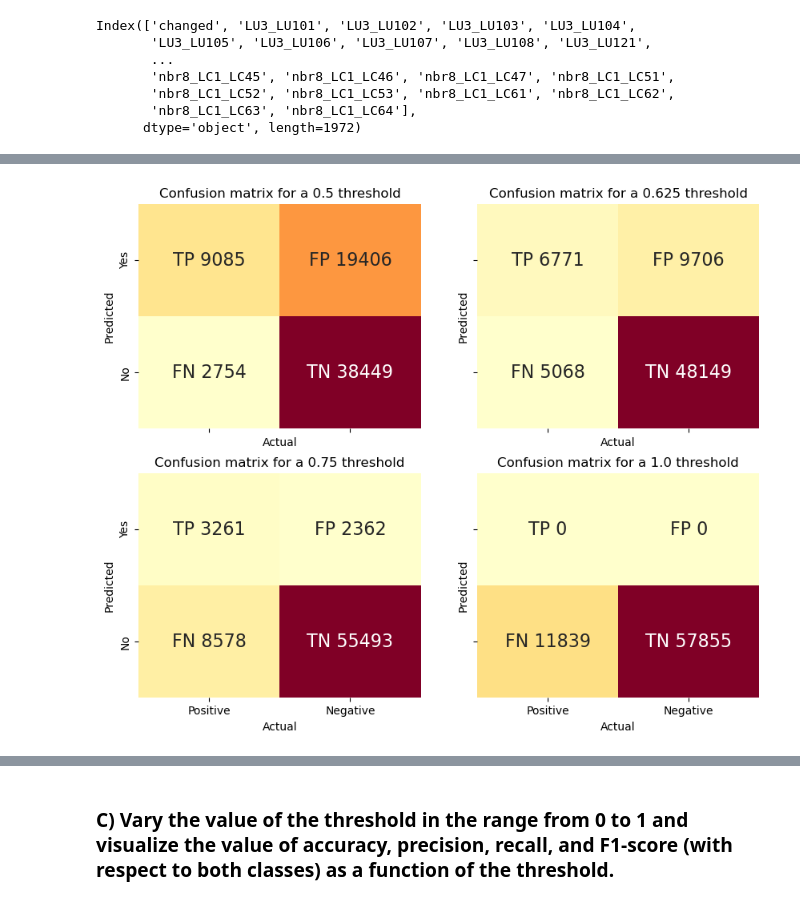
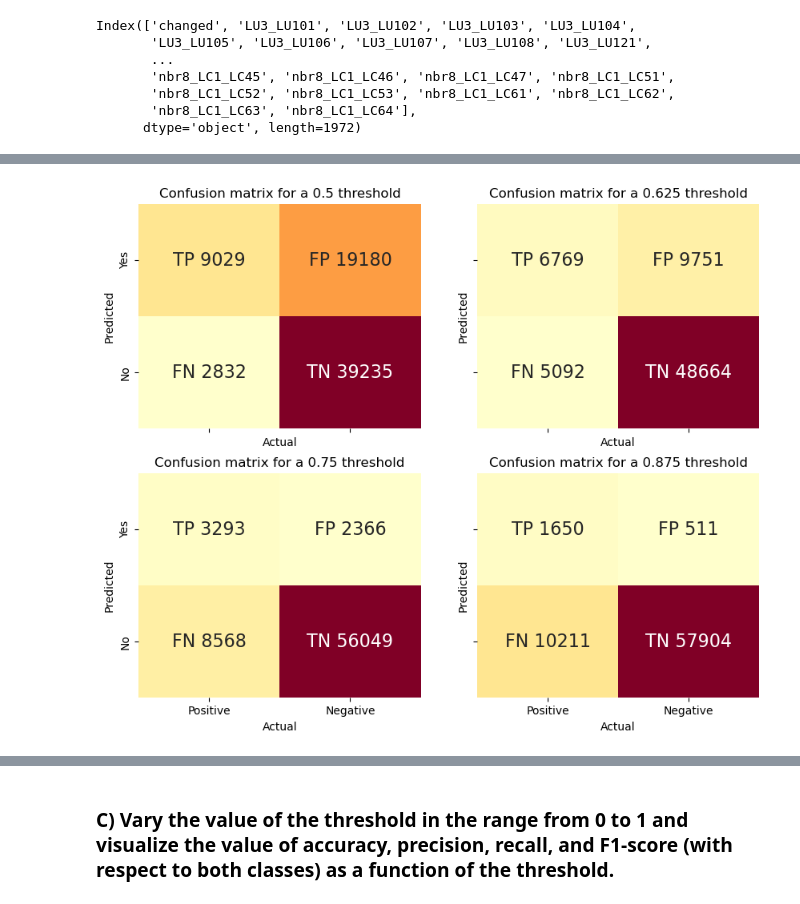
Before and after one commit to swiss-territorial-data-lab/proj-landstats, a Jupyter notebook: scripts/Logistics_regression.ipynb, the cells around one changed output, grey strips where cells are left out. Saved outputs shown, nothing was run; the diff lists cells and outputs as text; code cells hidden in the pictures.

```diff
--- a/scripts/Logistics_regression.ipynb
+++ b/scripts/Logistics_regression.ipynb
@@ -150,22 +147,12 @@ Length of the test dataset : 69694
 # %%
-def compute_confusion_matrix(true_label, prediction_proba, decision_threshold=0.5, definition='normal'):
+def compute_confusion_matrix(true_label, prediction_proba, decision_threshold=0.5):
 
-    assert definition == 'normal' or definition == 'special'
     predict_label = (prediction_proba[:,1]>decision_threshold).astype(int)
 
-    if definition == 'normal':
-        # normal definition of confusion matrix
-        TP = np.sum(np.logical_and(predict_label==1, true_label==1))
-        TN = np.sum(np.logical_and(predict_label==0, true_label==0))
-        FP = np.sum(np.logical_and(predict_label==1, true_label==0))
-        FN = np.sum(np.logical_and(predict_label==0, true_label==1))
-
-    elif definition == 'special':
-        # special definition of the confusion matrix in this case to optimize the recall and precision of unchanged
-        TP = np.sum(np.logical_and(predict_label==0, true_label==0))
-        TN = np.sum(np.logical_and(predict_label==1, true_label==1))
-        FP = np.sum(np.logical_and(predict_label==0, true_label==1))
-        FN = np.sum(np.logical_and(predict_label==1, true_label==0))
+    TP = np.sum(np.logical_and(predict_label==1, true_label==1))
+    TN = np.sum(np.logical_and(predict_label==0, true_label==0))
+    FP = np.sum(np.logical_and(predict_label==1, true_label==0))
+    FN = np.sum(np.logical_and(predict_label==0, true_label==1))
 
     confusion_matrix = np.asarray([[TP, FP],
                                     [FN, TN]])
@@ -190,8 +177,6 @@ def compute_all_score(confusion_matrix, t=0.5):
 
     [[TP, FP],[FN, TN]] = confusion_matrix.astype(float)
 
-    accuracy =  (TP+TN)/np.sum(confusion_matrix)
-
     precision_positive = TP/(TP+FP) if (TP+FP) !=0 else np.nan
     precision_negative = TN/(TN+FN) if (TN+FN) !=0 else np.nan
 
@@ -201,5 +186,8 @@ def compute_all_score(confusion_matrix, t=0.5):
     F1_score_positive = 2 *(precision_positive*recall_positive)/(precision_positive+recall_positive) if (precision_positive+recall_positive) !=0 else np.nan
     F1_score_negative = 2 *(precision_negative*recall_negative)/(precision_negative+recall_negative) if (precision_negative+recall_negative) !=0 else np.nan
 
-    return [t, accuracy, precision_positive, recall_positive, F1_score_positive, precision_negative, recall_negative, F1_score_negative]
+    accuracy =  (TP+TN)/np.sum(confusion_matrix)
+    balanced_acc = (recall_negative + recall_positive) / 2
+
+    return [t, accuracy, balanced_acc, precision_positive, recall_positive, F1_score_positive, precision_negative, recall_negative, F1_score_negative]
 # %%
@@ -214,6 +198,8 @@ with open(pkl_filename, 'rb') as file:
 # %%
 # logistics regression with cross-validation and target score metric
-logistic = LogisticRegressionCV(solver='sag', cv=5, scoring='balanced_accuracy', max_iter=3000, class_weight='balanced', n_jobs=(os.cpu_count() - 4), multi_class='ovr')
+# if you do not want to use all the cpu cores for computation
+# set n_jobs=(os.cpu_count() - 4)
+logistic = LogisticRegressionCV(solver='sag', cv=5, scoring='balanced_accuracy', max_iter=3000, class_weight='balanced', n_jobs= -1, multi_class='ovr')
 logistic.fit(train_features,train_label)
 # %%
 prediction_proba = logistic.predict_proba(test_features)
@@ -224,15 +210,15 @@ with open(pkl_filename, 'wb') as file:
     pickle.dump(logistic, file)
 # %%
 confusion_matrix_ls = []
-thred_ls = [0.5, 0.625, 0.75, 1.0]
+thred_ls = [0.5, 0.625, 0.75, 0.875]
 
 fig, axs = plt.subplots(nrows=2, ncols=2, sharex=True, sharey=True, figsize=(10,8))
 
 for axe, thred in zip(axs.flat, thred_ls):
-    confusion_matrix = compute_confusion_matrix(test_label, prediction_proba, thred, definition='normal')
+    confusion_matrix = compute_confusion_matrix(test_label, prediction_proba, thred)
     confusion_matrix_ls.append(confusion_matrix)
     plot_confusion_matrix(confusion_matrix, thred, axe)
 # %% [output]
-[figure, old version]
+[figure, new version]
 # %%
 for confusion_matrix, thred in zip(confusion_matrix_ls, thred_ls):
```
Also changed, not shown: parts of 37 cells of this notebook, 8 other files.
